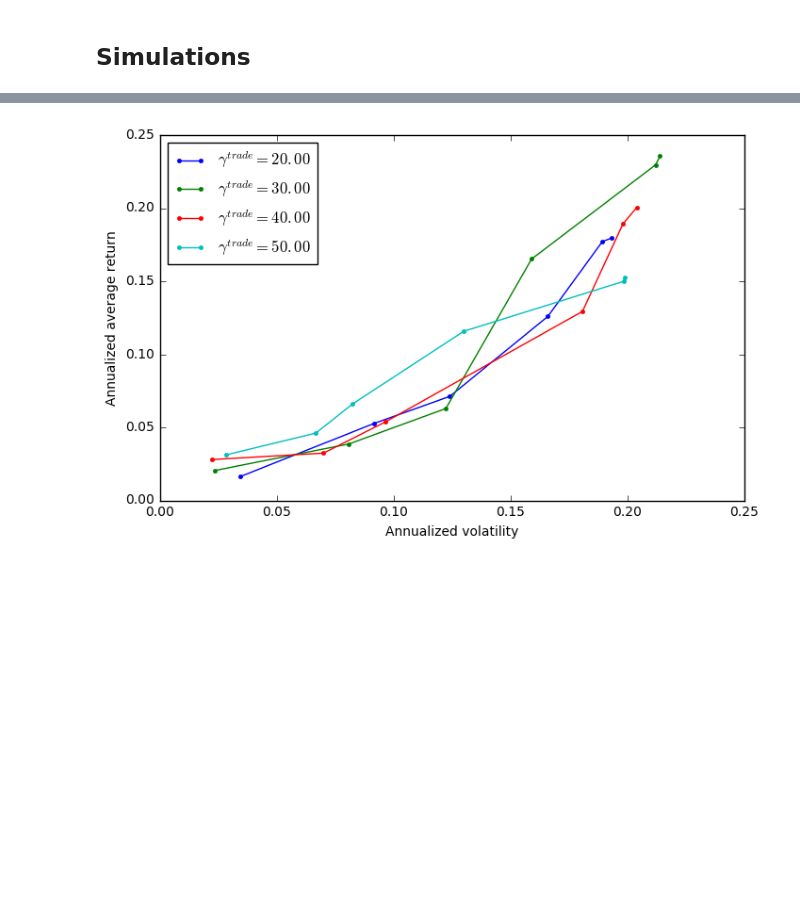
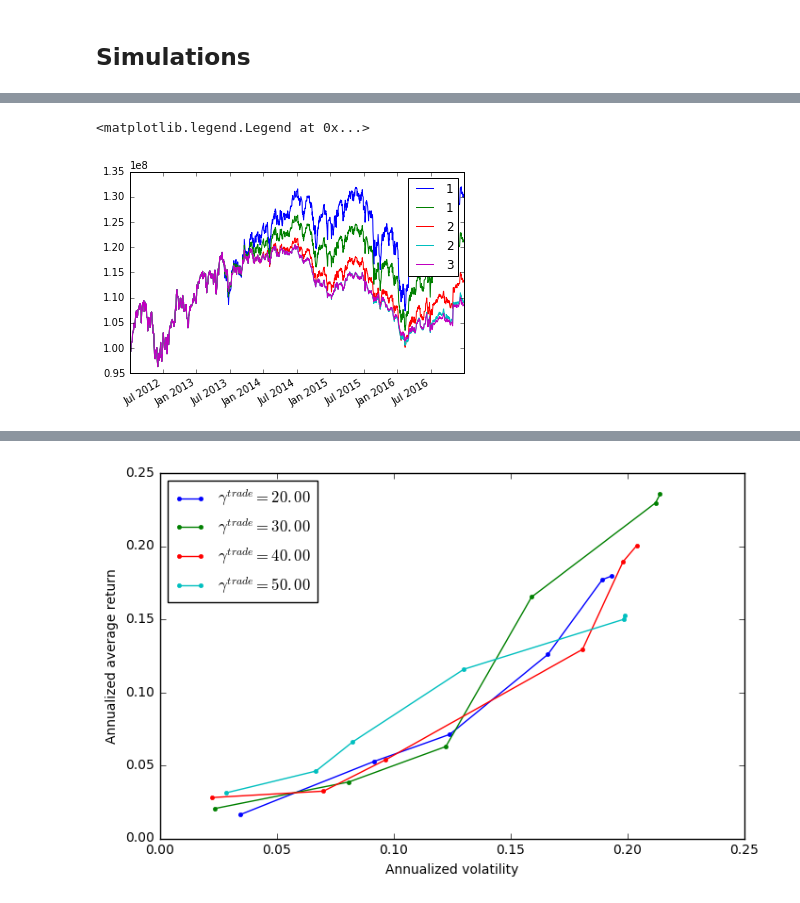
Before and after one commit to cvxgrp/cvxportfolio, a Jupyter notebook: ConstraintsExample.ipynb, the cells around one changed output, grey strips where cells are left out. Cells and saved outputs as stored; diff of their text form; code cells hidden in the pictures; blank space fills up the shorter version.

```diff
--- a/ConstraintsExample.ipynb
+++ b/ConstraintsExample.ipynb
@@ -85,5 +88,8 @@ plt.plot(np.array(x),np.array(y), '.-')
 # %%
-for i in range(4):\
+for i in range(5):\
     results_s.values[i].v.plot(label='%d'%leverages[i])
 plt.legend()
+# %% [output]
+<matplotlib.legend.Legend at 0x...>
+[figure, added]
 # %%
```
Also changed, not shown: parts of 3 cells of this notebook.
